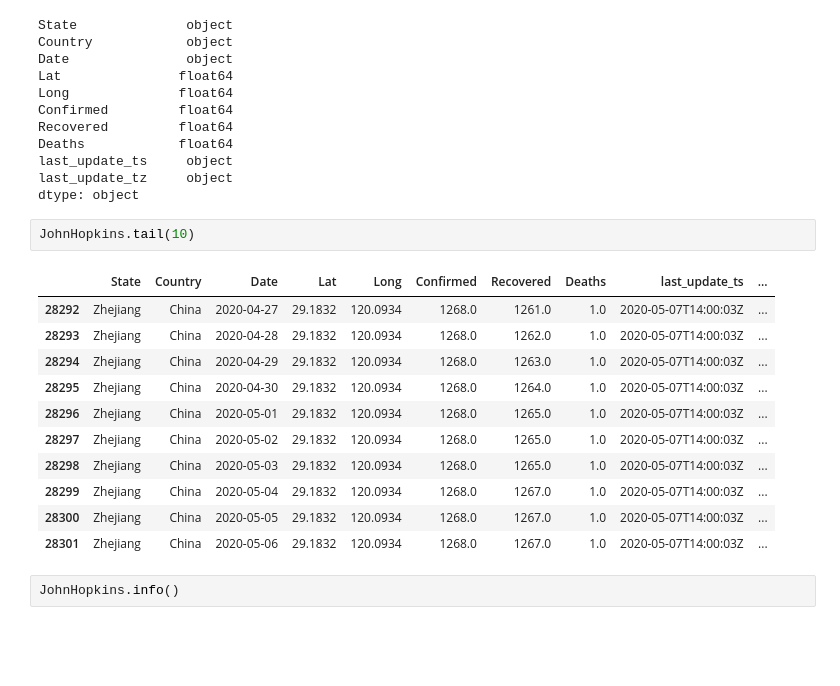
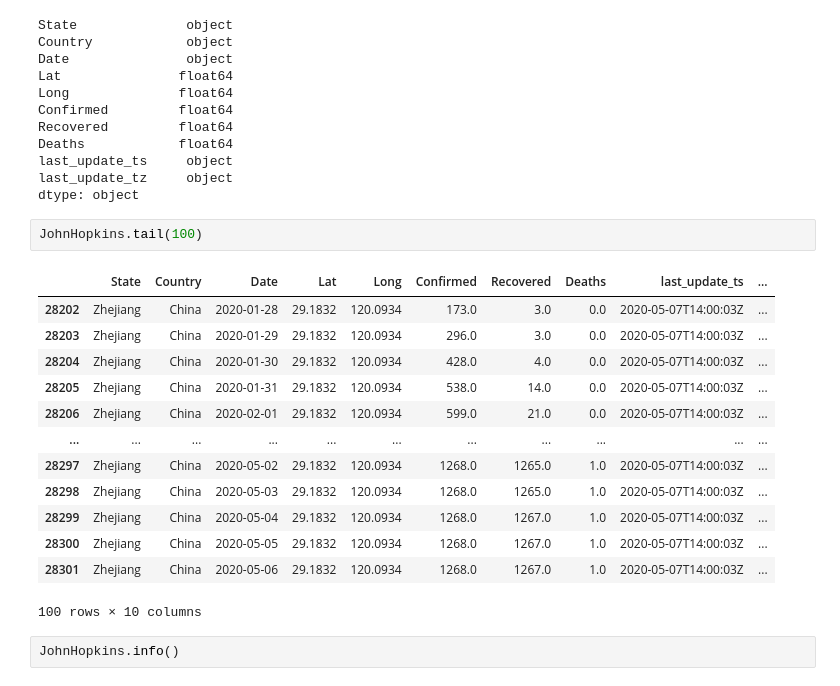
Before and after one commit to ochanyo/COVID-19-DATA-VISUALIZATION, a Jupyter notebook: COVID 19.ipynb, the cells around one changed output. Saved outputs shown, nothing was run; the diff lists cells and outputs as text; blank space fills up the shorter version.

```diff
--- a/COVID 19.ipynb
+++ b/COVID 19.ipynb
@@ -58,19 +66,21 @@ last_update_ts     object
 last_update_tz     object
 dtype: object
 # %%
-JohnHopkins.tail(10)
+JohnHopkins.tail(100)
 # %% [output]
 |  | State | Country | Date | Lat | Long | Confirmed | Recovered | Deaths | last_update_ts | ... |
-| 28292 | Zhejiang | China | 2020-04-27 | 29.1832 | 120.0934 | 1268.0 | 1261.0 | 1.0 | 2020-05-07T14:00:03Z | ... |
-| 28293 | Zhejiang | China | 2020-04-28 | 29.1832 | 120.0934 | 1268.0 | 1262.0 | 1.0 | 2020-05-07T14:00:03Z | ... |
-| 28294 | Zhejiang | China | 2020-04-29 | 29.1832 | 120.0934 | 1268.0 | 1263.0 | 1.0 | 2020-05-07T14:00:03Z | ... |
-| 28295 | Zhejiang | China | 2020-04-30 | 29.1832 | 120.0934 | 1268.0 | 1264.0 | 1.0 | 2020-05-07T14:00:03Z | ... |
-| 28296 | Zhejiang | China | 2020-05-01 | 29.1832 | 120.0934 | 1268.0 | 1265.0 | 1.0 | 2020-05-07T14:00:03Z | ... |
+| 28202 | Zhejiang | China | 2020-01-28 | 29.1832 | 120.0934 | 173.0 | 3.0 | 0.0 | 2020-05-07T14:00:03Z | ... |
+| 28203 | Zhejiang | China | 2020-01-29 | 29.1832 | 120.0934 | 296.0 | 3.0 | 0.0 | 2020-05-07T14:00:03Z | ... |
+| 28204 | Zhejiang | China | 2020-01-30 | 29.1832 | 120.0934 | 428.0 | 4.0 | 0.0 | 2020-05-07T14:00:03Z | ... |
+| 28205 | Zhejiang | China | 2020-01-31 | 29.1832 | 120.0934 | 538.0 | 14.0 | 0.0 | 2020-05-07T14:00:03Z | ... |
+| 28206 | Zhejiang | China | 2020-02-01 | 29.1832 | 120.0934 | 599.0 | 21.0 | 0.0 | 2020-05-07T14:00:03Z | ... |
+| ... | ... | ... | ... | ... | ... | ... | ... | ... | ... | ... |
 | 28297 | Zhejiang | China | 2020-05-02 | 29.1832 | 120.0934 | 1268.0 | 1265.0 | 1.0 | 2020-05-07T14:00:03Z | ... |
 | 28298 | Zhejiang | China | 2020-05-03 | 29.1832 | 120.0934 | 1268.0 | 1265.0 | 1.0 | 2020-05-07T14:00:03Z | ... |
 | 28299 | Zhejiang | China | 2020-05-04 | 29.1832 | 120.0934 | 1268.0 | 1267.0 | 1.0 | 2020-05-07T14:00:03Z | ... |
 | 28300 | Zhejiang | China | 2020-05-05 | 29.1832 | 120.0934 | 1268.0 | 1267.0 | 1.0 | 2020-05-07T14:00:03Z | ... |
 | 28301 | Zhejiang | China | 2020-05-06 | 29.1832 | 120.0934 | 1268.0 | 1267.0 | 1.0 | 2020-05-07T14:00:03Z | ... |
+100 rows × 10 columns
 # %%
 JohnHopkins.info()
 # %% [output]
```
Also changed, not shown: parts of 30 cells of this notebook.
